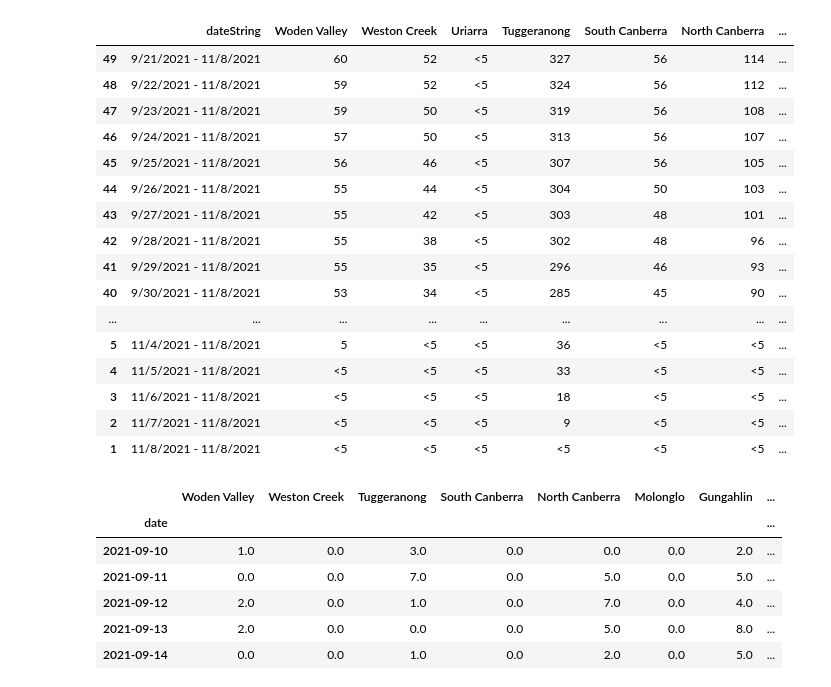
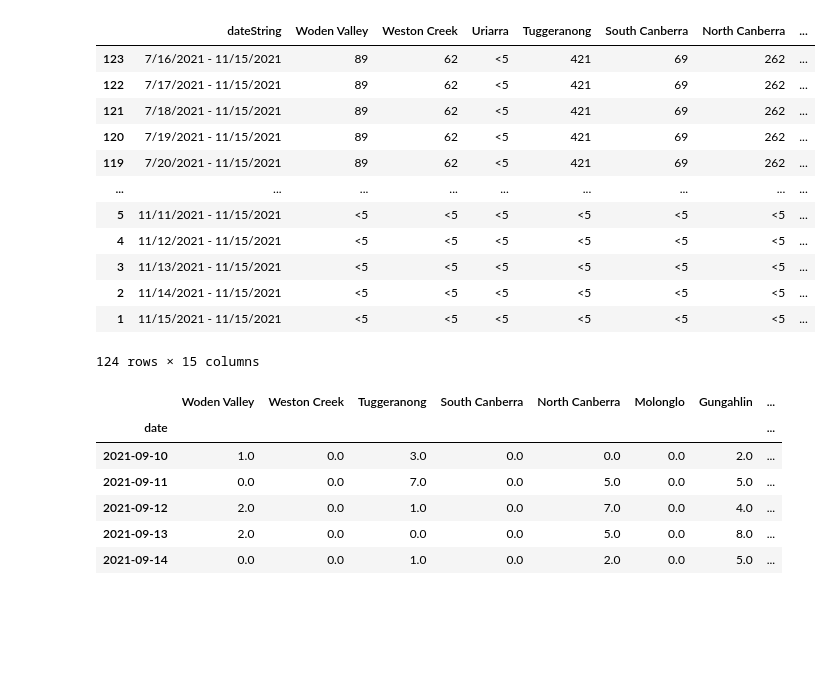
Before and after one commit to MarkusMannheim/abc-graphics, a Jupyter notebook: data/covidScrape.ipynb, the cells around one changed output. Cells and saved outputs as stored; diff of their text form; code cells hidden in the pictures; blank space fills up the shorter version.

```diff
--- a/data/covidScrape.ipynb
+++ b/data/covidScrape.ipynb
@@ -69,31 +69,29 @@ while day < 125:
 driver.close()
 driver.quit()
 
-data["dateStart"] = data["dateString"].apply(lambda x: pd.to_datetime(x.split(" - ")[0], format="%m/%d/%Y"))
-data["dateEnd"] = data["dateString"].apply(lambda x: pd.to_datetime(x.split(" - ")[1], format="%m/%d/%Y"))
+data["dateStart"] = data["dateString"].apply(lambda x: pd.to_datetime(x.split(" - ")[0], format="%d/%m/%Y"))
+data["dateEnd"] = data["dateString"].apply(lambda x: pd.to_datetime(x.split(" - ")[1], format="%d/%m/%Y"))
 data.sort_values("dateStart", inplace=True)
 data
 # %%
+data["dateStart"] = data["dateString"].apply(lambda x: pd.to_datetime(x.split(" - ")[0], format="%m/%d/%Y"))
+data["dateEnd"] = data["dateString"].apply(lambda x: pd.to_datetime(x.split(" - ")[1], format="%m/%d/%Y"))
 data.sort_values("dateStart", inplace=True)
-data.tail(50)
+data
 # %% [output]
 |  | dateString | Woden Valley | Weston Creek | Uriarra | Tuggeranong | South Canberra | North Canberra | ... |
-| 49 | 9/21/2021 - 11/8/2021 | 60 | 52 | <5 | 327 | 56 | 114 | ... |
-| 48 | 9/22/2021 - 11/8/2021 | 59 | 52 | <5 | 324 | 56 | 112 | ... |
-| 47 | 9/23/2021 - 11/8/2021 | 59 | 50 | <5 | 319 | 56 | 108 | ... |
-| 46 | 9/24/2021 - 11/8/2021 | 57 | 50 | <5 | 313 | 56 | 107 | ... |
-| 45 | 9/25/2021 - 11/8/2021 | 56 | 46 | <5 | 307 | 56 | 105 | ... |
-| 44 | 9/26/2021 - 11/8/2021 | 55 | 44 | <5 | 304 | 50 | 103 | ... |
-| 43 | 9/27/2021 - 11/8/2021 | 55 | 42 | <5 | 303 | 48 | 101 | ... |
-| 42 | 9/28/2021 - 11/8/2021 | 55 | 38 | <5 | 302 | 48 | 96 | ... |
-| 41 | 9/29/2021 - 11/8/2021 | 55 | 35 | <5 | 296 | 46 | 93 | ... |
-| 40 | 9/30/2021 - 11/8/2021 | 53 | 34 | <5 | 285 | 45 | 90 | ... |
+| 123 | 7/16/2021 - 11/15/2021 | 89 | 62 | <5 | 421 | 69 | 262 | ... |
+| 122 | 7/17/2021 - 11/15/2021 | 89 | 62 | <5 | 421 | 69 | 262 | ... |
+| 121 | 7/18/2021 - 11/15/2021 | 89 | 62 | <5 | 421 | 69 | 262 | ... |
+| 120 | 7/19/2021 - 11/15/2021 | 89 | 62 | <5 | 421 | 69 | 262 | ... |
+| 119 | 7/20/2021 - 11/15/2021 | 89 | 62 | <5 | 421 | 69 | 262 | ... |
 | ... | ... | ... | ... | ... | ... | ... | ... | ... |
-| 5 | 11/4/2021 - 11/8/2021 | 5 | <5 | <5 | 36 | <5 | <5 | ... |
-| 4 | 11/5/2021 - 11/8/2021 | <5 | <5 | <5 | 33 | <5 | <5 | ... |
-| 3 | 11/6/2021 - 11/8/2021 | <5 | <5 | <5 | 18 | <5 | <5 | ... |
-| 2 | 11/7/2021 - 11/8/2021 | <5 | <5 | <5 | 9 | <5 | <5 | ... |
-| 1 | 11/8/2021 - 11/8/2021 | <5 | <5 | <5 | <5 | <5 | <5 | ... |
+| 5 | 11/11/2021 - 11/15/2021 | <5 | <5 | <5 | <5 | <5 | <5 | ... |
+| 4 | 11/12/2021 - 11/15/2021 | <5 | <5 | <5 | <5 | <5 | <5 | ... |
+| 3 | 11/13/2021 - 11/15/2021 | <5 | <5 | <5 | <5 | <5 | <5 | ... |
+| 2 | 11/14/2021 - 11/15/2021 | <5 | <5 | <5 | <5 | <5 | <5 | ... |
+| 1 | 11/15/2021 - 11/15/2021 | <5 | <5 | <5 | <5 | <5 | <5 | ... |
+124 rows × 15 columns
 # %%
 results = pd.DataFrame(
     columns=["Woden Valley", "Weston Creek", "Tuggeranong", "South Canberra", "North Canberra", "Molonglo", "Gungahlin", "East Canberra", "Belconnen", "unnamed", "total"]
```
Also changed, not shown: parts of 3 cells of this notebook, 3 other files.
